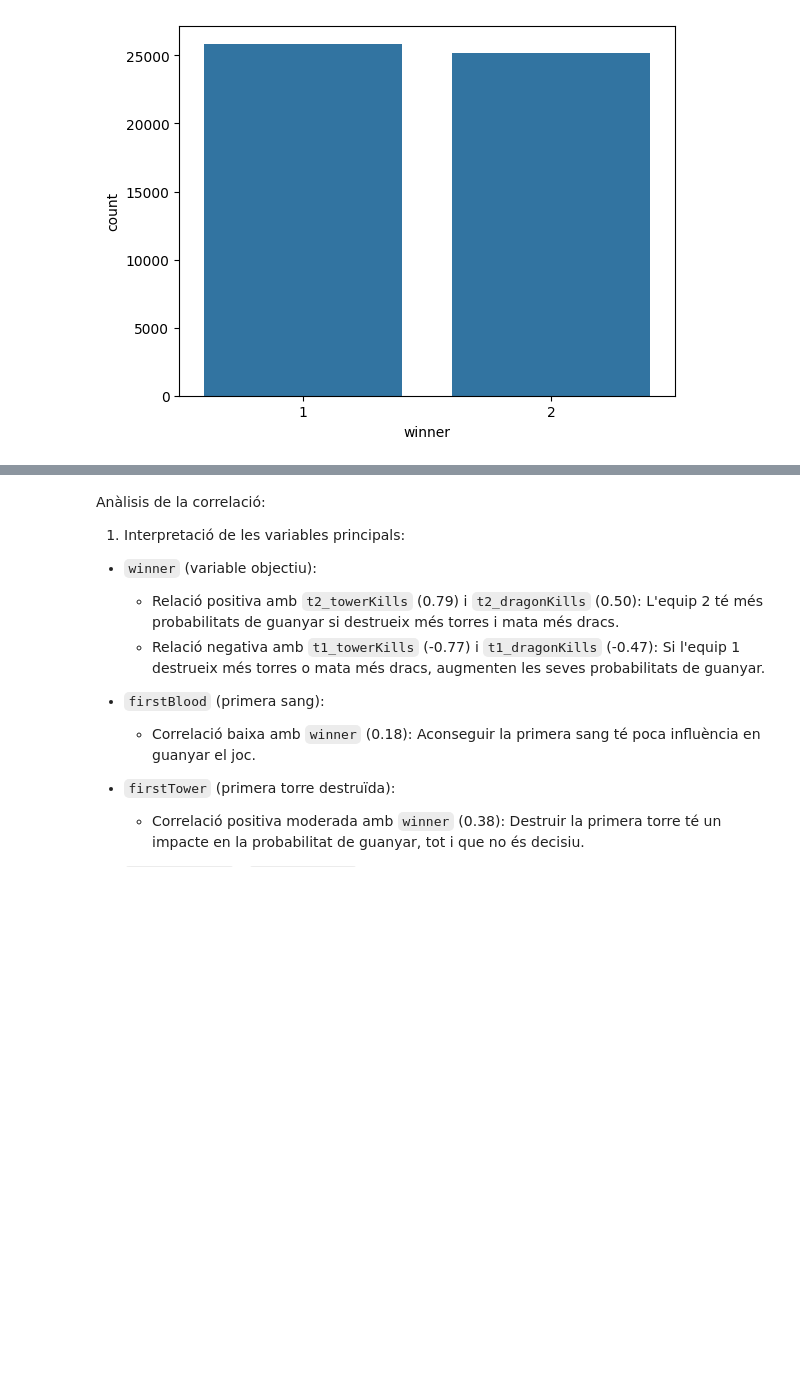
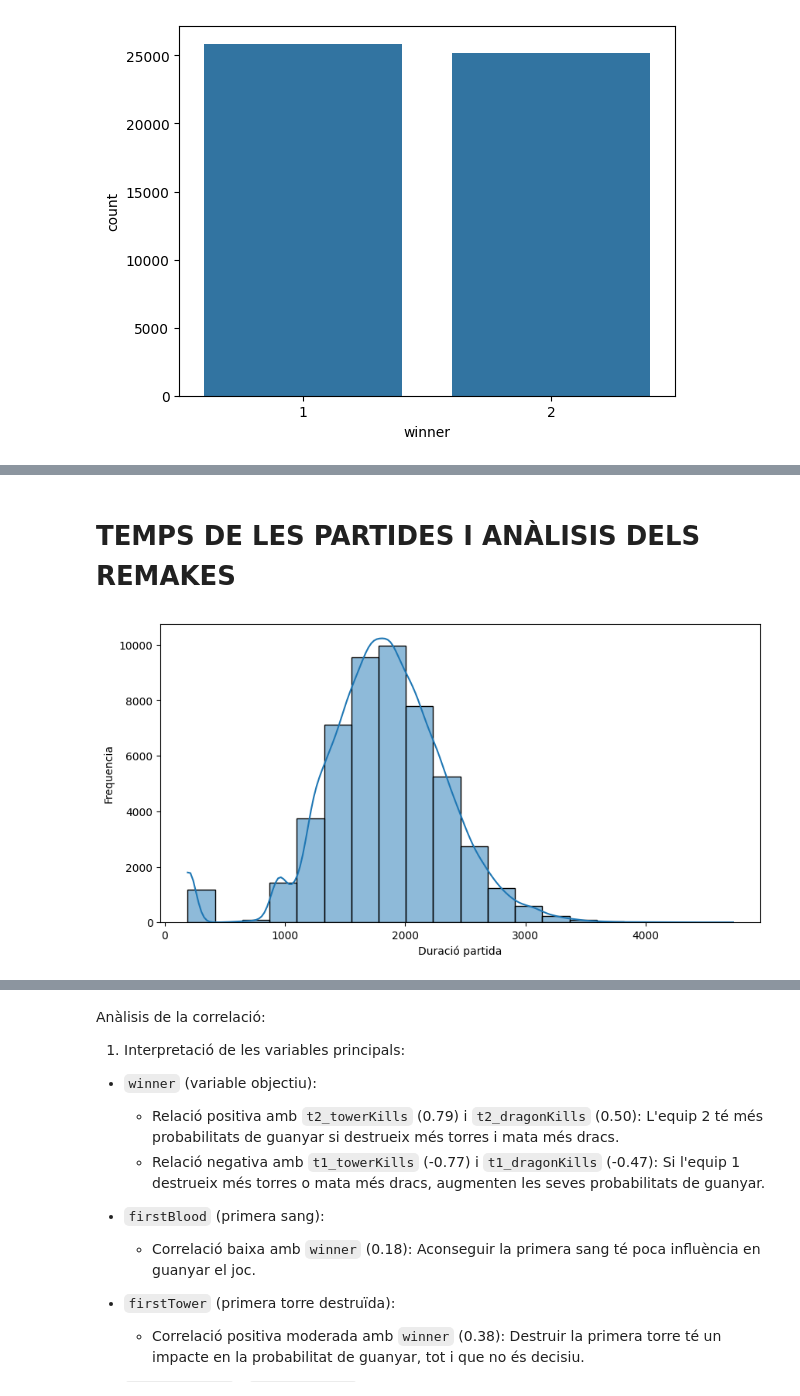
Before and after one commit to abeelef/Kaggle_APC, a Jupyter notebook: NotebookLeagueOfLegends.ipynb, the cells around one changed output, grey strips where cells are left out. Cells and saved outputs as stored; diff of their text form; code cells hidden in the pictures; blank space fills up the shorter version.

```diff
--- a/NotebookLeagueOfLegends.ipynb
+++ b/NotebookLeagueOfLegends.ipynb
@@ -107,0 +351,10 @@ plt.show()
+# %% [markdown]
+# TEMPS DE LES PARTIDES I ANÀLISIS DELS REMAKES
+# %%
+plt.figure(figsize=(10, 5))
+sns.histplot(data = data['gameDuration'], bins=20, kde=True)  # Use kde=False to remove the kernel density estimate
+plt.xlabel('Duració partida')
+plt.ylabel('Frequencia')
+plt.show()
+# %% [output]
+[figure, added]
```
Also changed, not shown: parts of 32 cells of this notebook.
